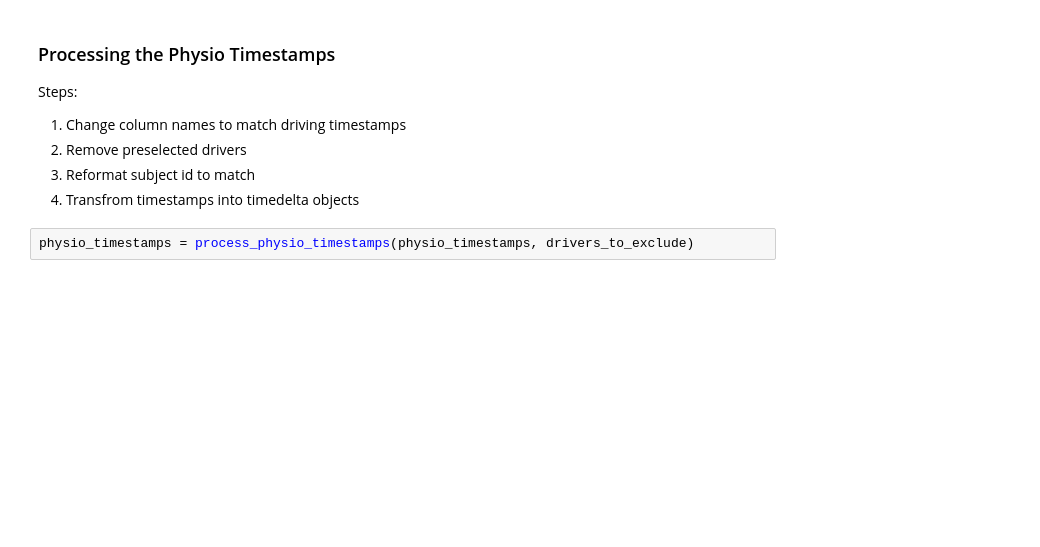
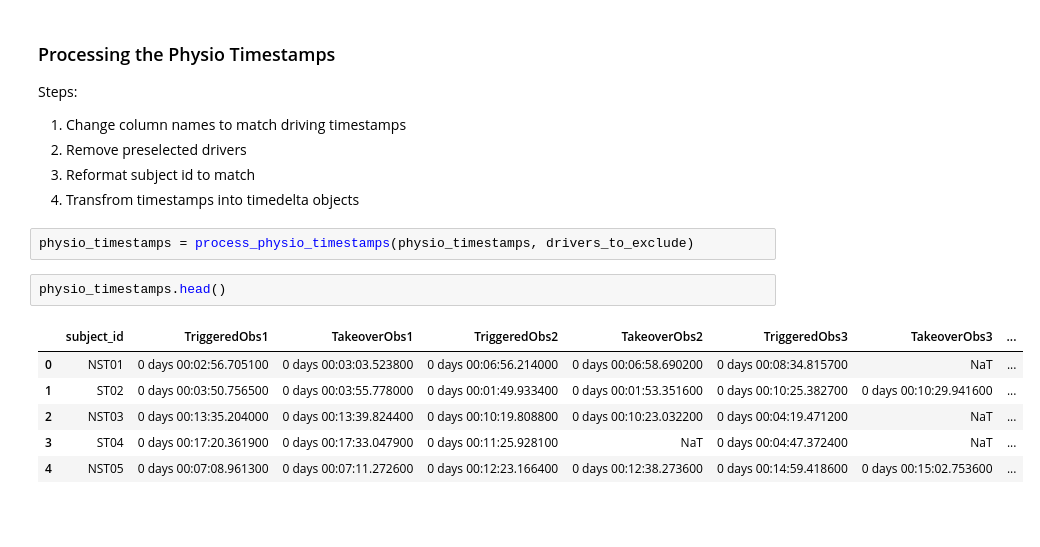
Before and after one commit to Joelmillr/Modeling-Takeover-Time, a Jupyter notebook: code/GMM.ipynb, the cells around one changed output. Saved outputs shown, nothing was run; the diff lists cells and outputs as text; blank space fills up the shorter version.

```diff
--- a/code/GMM.ipynb
+++ b/code/GMM.ipynb
@@ -227,6 +284,15 @@ Steps:
 1. Transfrom timestamps into timedelta objects
 # %%
 physio_timestamps = process_physio_timestamps(physio_timestamps, drivers_to_exclude)
+# %%
+physio_timestamps.head()
+# %% [output]
+|  | subject_id | TriggeredObs1 | TakeoverObs1 | TriggeredObs2 | TakeoverObs2 | TriggeredObs3 | TakeoverObs3 | ... |
+| 0 | NST01 | 0 days 00:02:56.705100 | 0 days 00:03:03.523800 | 0 days 00:06:56.214000 | 0 days 00:06:58.690200 | 0 days 00:08:34.815700 | NaT | ... |
+| 1 | ST02 | 0 days 00:03:50.756500 | 0 days 00:03:55.778000 | 0 days 00:01:49.933400 | 0 days 00:01:53.351600 | 0 days 00:10:25.382700 | 0 days 00:10:29.941600 | ... |
+| 2 | NST03 | 0 days 00:13:35.204000 | 0 days 00:13:39.824400 | 0 days 00:10:19.808800 | 0 days 00:10:23.032200 | 0 days 00:04:19.471200 | NaT | ... |
+| 3 | ST04 | 0 days 00:17:20.361900 | 0 days 00:17:33.047900 | 0 days 00:11:25.928100 | NaT | 0 days 00:04:47.372400 | NaT | ... |
+| 4 | NST05 | 0 days 00:07:08.961300 | 0 days 00:07:11.272600 | 0 days 00:12:23.166400 | 0 days 00:12:38.273600 | 0 days 00:14:59.418600 | 0 days 00:15:02.753600 | ... |
 # %% [markdown]
 <br></br>
 # %% [markdown]
```
Also changed, not shown: parts of 12 cells of this notebook, 4 other files.
